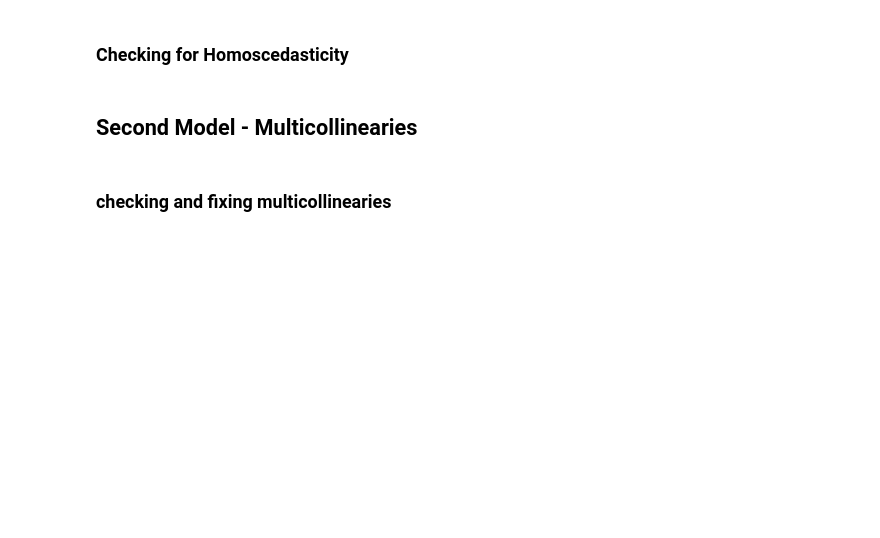
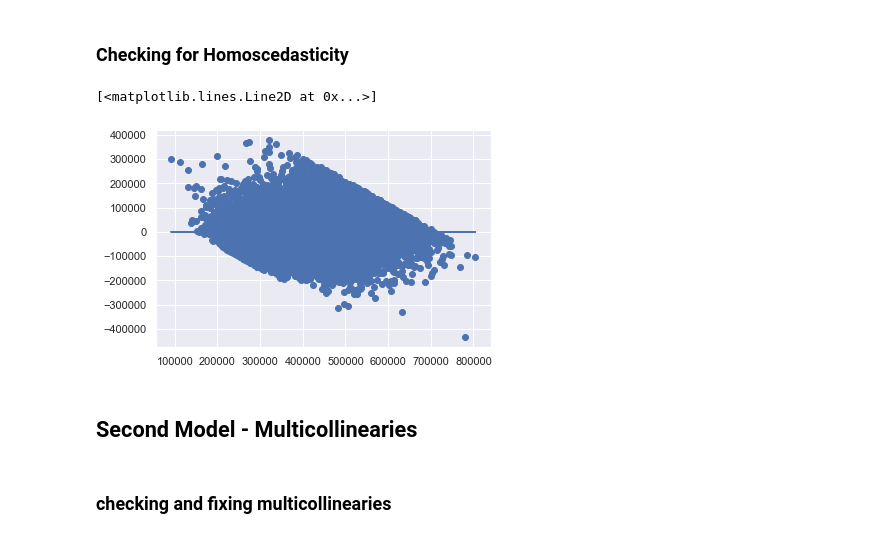
Before and after one commit to Deric-Williamson/house-sales-regression-model, a Jupyter notebook: Data_Cleaning.ipynb, the cells around one changed output. Drawn from its saved outputs; the diff is of its cells as text; code cells hidden in the pictures; blank space fills up the shorter version.

```diff
--- a/Data_Cleaning.ipynb
+++ b/Data_Cleaning.ipynb
@@ -592,16 +612,16 @@ df_b.columns
 > dropping more unwanted columns from our baseline DataFrame
 # %%
 #dropping unwanted columns first
-df_b.drop('view', axis = 1, inplace = True)
-df_b.drop('yr_renovated', axis = 1, inplace = True)
-df_b.drop('sqft_basement', axis = 1, inplace = True)
+df_model.drop('view', axis = 1, inplace = True)
+df_model.drop('yr_renovated', axis = 1, inplace = True)
+df_model.drop('sqft_basement', axis = 1, inplace = True)
 # %% [markdown]
 >Dropping 'condition', 'grade', and 'zipcode' since they're replaced with one hot encoded features
 # %%
-df_b.drop('condition', axis = 1, inplace = True)
-df_b.drop('grade', axis = 1, inplace = True)
-df_b.drop('zipcode', axis = 1, inplace = True)
+df_model.drop('condition', axis = 1, inplace = True)
+df_model.drop('grade', axis = 1, inplace = True)
+df_model.drop('zipcode', axis = 1, inplace = True)
 # %%
-df_b.drop('zipcode_type', axis = 1, inplace = True)
+df_model.drop('zipcode_type', axis = 1, inplace = True)
 # %%
 #checking to see the new dataset and ensuring that there is no missing values
@@ -643,9 +692,11 @@ from statsmodels.formula.api import ols
 # %%
 # Fitting the actual model
 outcome = 'price'
-dftrain = pd.concat([X_train, y_train], axis = 1)
+x_cols = list(df_model.columns)
+x_cols.remove('price')
 
-predictors = '+'.join(X.columns)
+predictors = '+'.join(x_cols)
 formula = outcome + '~' + predictors
-model = ols(formula=formula, data = dftrain).fit()
+#model = ols(formula=formula, data = dftrain).fit()
+model = ols(formula=formula, data = df_model).fit()
 model.summary()
@@ -664,8 +752,11 @@ fig = sm.graphics.qqplot(model.resid, dist=stats.norm, line='45', fit=True)
 # %% [markdown]
 ### Checking for Homoscedasticity
 # %%
-plt.scatter(model.predict(dftrain[X.columns]), model.resid)
-plt.plot(model.predict(dftrain[X.columns]), [0 for i in range(len(dftrain))])
+plt.scatter(model.predict(df_model[x_cols]), model.resid)
+plt.plot(model.predict(df_model[x_cols]), [0 for i in range(len(df_model))])
+# %% [output]
+[<matplotlib.lines.Line2D at 0x...>]
+[figure, added]
 # %% [markdown]
 ## Second Model - Multicollinearies
 # %% [markdown]
```
Also changed, not shown: parts of 40 cells of this notebook.
